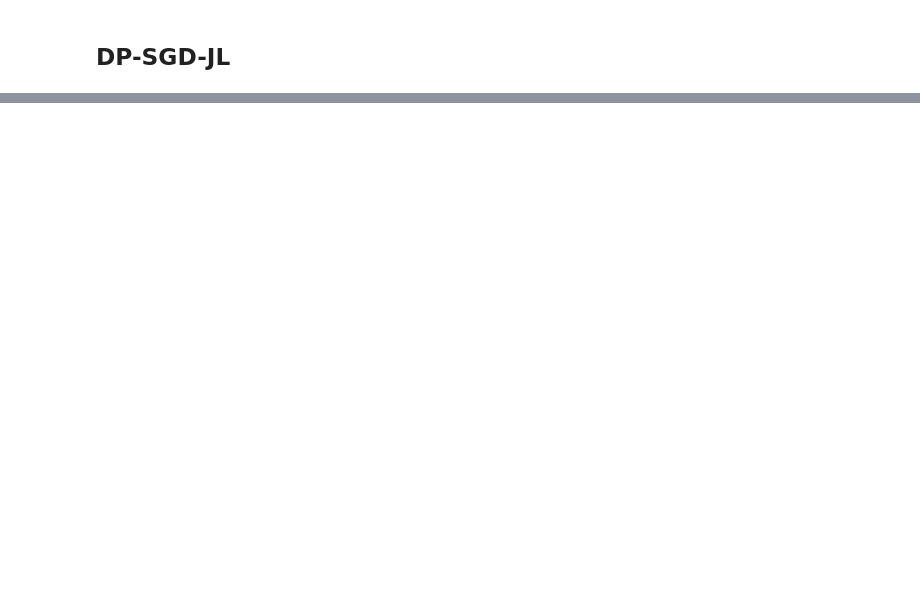
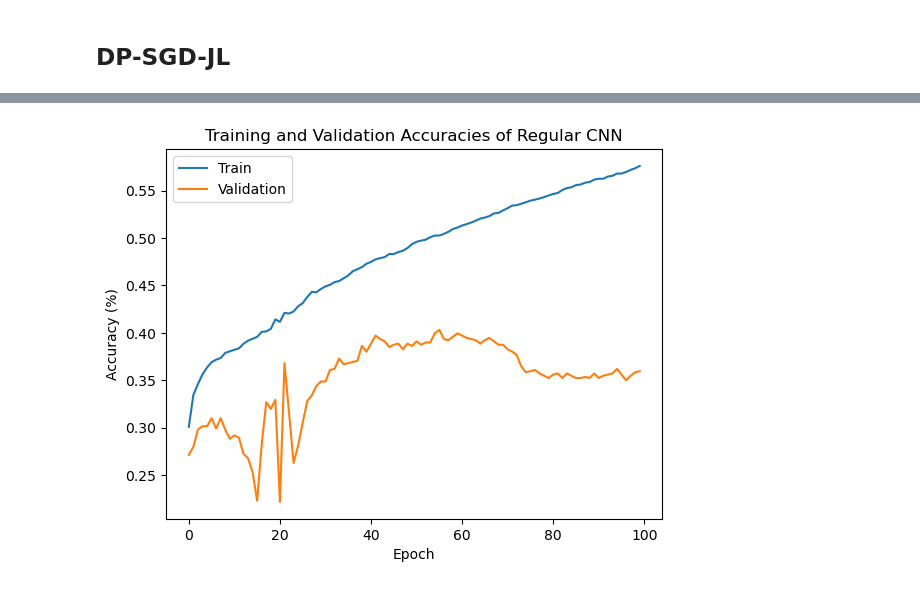
Before and after one commit to NicoleStrel/Deep-Learning-with-Differential-Privacy, a Jupyter notebook: DP-SGD-JL/DP_SGD_JL.ipynb, the cells around one changed output, grey strips where cells are left out. Cells and saved outputs as stored; diff of their text form; code cells hidden in the pictures; blank space fills up the shorter version.

```diff
--- a/DP-SGD-JL/DP_SGD_JL.ipynb
+++ b/DP-SGD-JL/DP_SGD_JL.ipynb
@@ -284,0 +369,19 @@ Epoch 50 , Training Accuracy:  0.9600470066070557 Validation Accuracy:  0.907849
+# %%
+# hyperparameters
+epochs = 100
+batch = 100
+lr = 0.01
+
+# functions
+loss_fcn = tf.keras.losses.SparseCategoricalCrossentropy()
+optimizer = tf.keras.optimizers.experimental.SGD(learning_rate=lr)
+train_acc_metric = keras.metrics.SparseCategoricalAccuracy()
+valid_acc_metric = keras.metrics.SparseCategoricalAccuracy()
+
+# training
+sgd_model_k = CNN(x_test[0].shape)
+rt_sgd_k, pm_sgd_k, (train_accuracies_sgd_k, valid_accuracies_sgd_k) = get_memory_usage_and_runtime(train_sgd, (x_train, y_train, x_valid, y_valid, sgd_model_k, epochs, batch))
+output = sgd_model_k(tf.Variable(x_test))
+acc = keras.metrics.SparseCategoricalAccuracy()
+acc.update_state(y_test, output)
+test_accuracy_sgd_k = float(acc.result())
@@ -284,0 +406,10 @@ Epoch 50 , Training Accuracy:  0.9600470066070557 Validation Accuracy:  0.907849
+# %%
+plt.title("Training and Validation Accuracies of Regular CNN")
+plt.plot(train_accuracies_sgd_k, label="Train")
+plt.plot(valid_accuracies_sgd_k, label="Validation")
+plt.xlabel("Epoch")
+plt.ylabel("Accuracy (%)")
+plt.legend(loc='best')
+plt.show()
+# %% [output]
+[figure, added]
```
Also changed, not shown: parts of 23 cells of this notebook, 4 other files.
